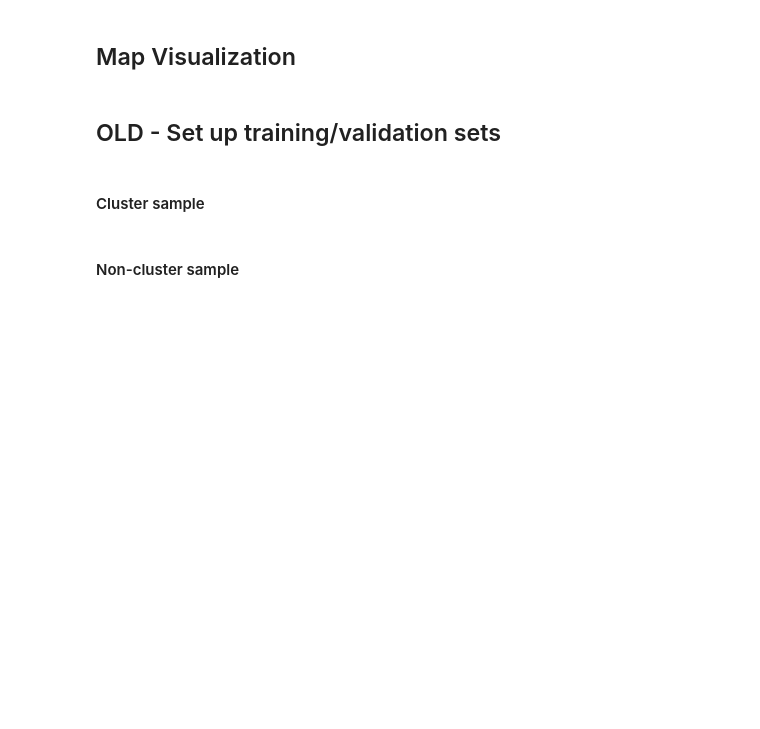
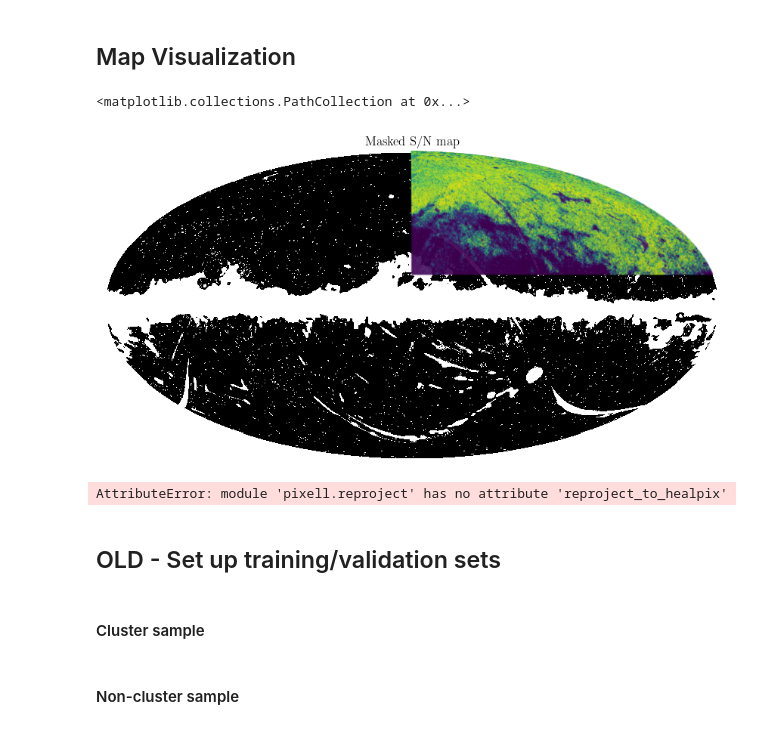
Before and after one commit to dchanda2002/MLCosmo, a Jupyter notebook: 3_run_fastmap.ipynb, the cells around one changed output. Cells and saved outputs as stored; diff of their text form; code cells hidden in the pictures; blank space fills up the shorter version.

```diff
--- a/3_run_fastmap.ipynb
+++ b/3_run_fastmap.ipynb
@@ -630,0 +520,18 @@ hp.visufunc.projscatter(cluster_map['glon'],cluster_map['glat'],lonlat=True,c=cl
+# %%
+cluster_map = pd.read_csv("output/Locations/C1_nA/Q1_scan_fs.csv")
+
+import healpy as hp
+pl143 = hp.read_map('data/mask_comprass.fits')
+hp.mollview(pl143,norm='hist',cmap='Greys',title='Masked S/N map',cbar=False)
+hp.visufunc.projscatter(cluster_map['glon'],cluster_map['glat'],lonlat=True,c=cluster_map['clusterp'],alpha = 0.2, s=1,vmin=0, vmax=1)
+# %% [output]
+<matplotlib.collections.PathCollection at 0x...>
+[figure, added]
+# %%
+import healpy as hp
+pl143 = enmap.read_map('data/act_dr5.01_s08s18_AA_f090_daynight_map.fits')
+shape,wcs = enmap.fullsky_geometry(res=5.0 * utils.arcmin,proj='car')
+map_pix = reproject.reproject_to_healpix(pl143,shape=shape,wcs=wcs)
+hp.mollview(map_pix,norm='hist',cmap='Greys',title='Masked S/N map',cbar=False)
+# %% [output]
+AttributeError: module 'pixell.reproject' has no attribute 'reproject_to_healpix'
```
Also changed, not shown: parts of 21 cells of this notebook, 1 other file.
